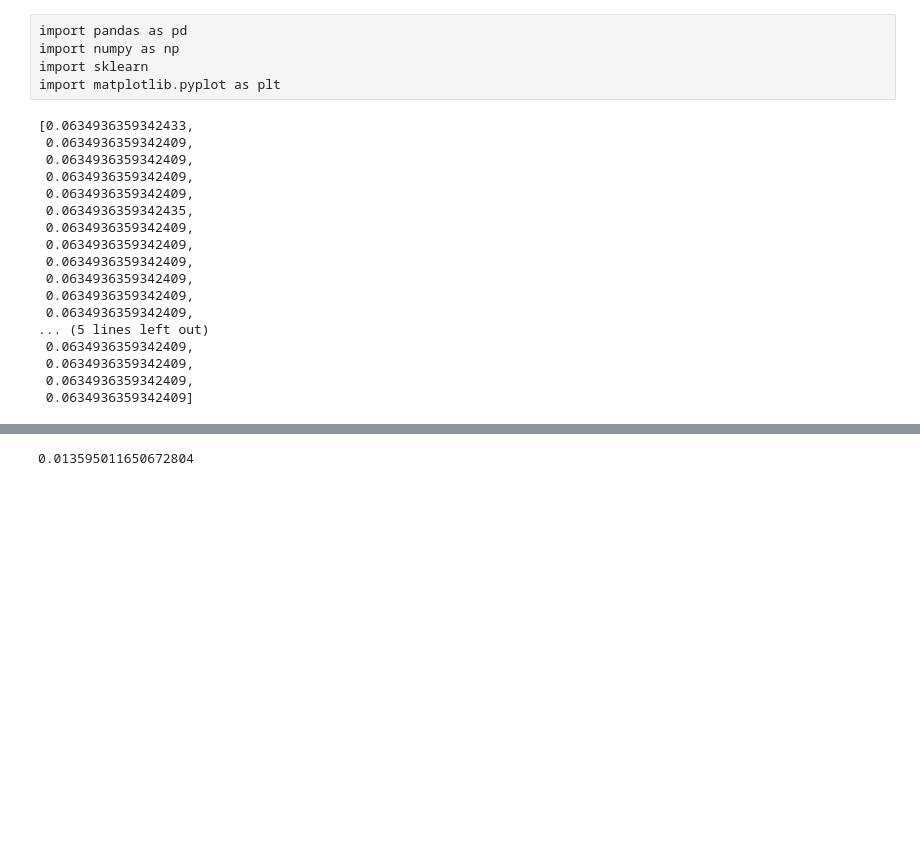
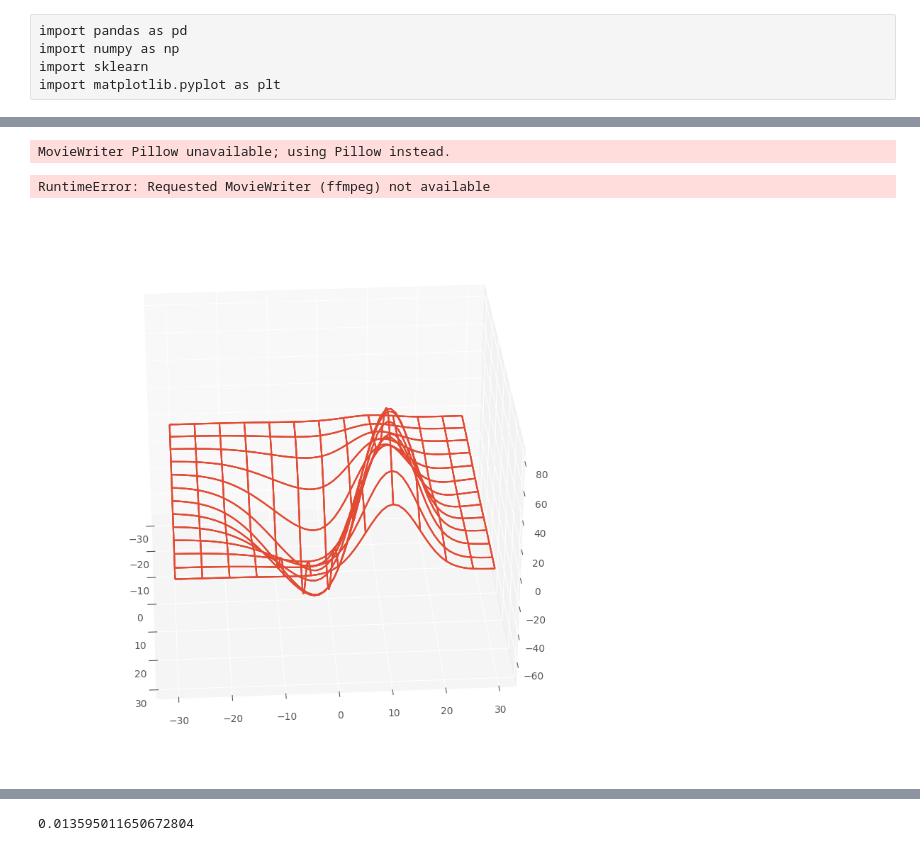
Before and after one commit to mukaiyama729/ResearchAnalysis, a Jupyter notebook: trial1.ipynb, the cells around one changed output, grey strips where cells are left out. Saved outputs shown, nothing was run; the diff lists cells and outputs as text; code cells hidden in the pictures; blank space fills up the shorter version.

```diff
--- a/trial1.ipynb
+++ b/trial1.ipynb
@@ -14,9 +19,11 @@ from mpl_toolkits.mplot3d import Axes3D
 # %%
-df = pd.read_csv('./data/bachelor/data/analysis_result/trial9/data_9.csv', index_col=0)
-df_d = pd.read_csv('./data/bachelor/data/analysis_result/trial9/delaunay_9.csv', index_col=0)
-df_kde = pd.read_csv('./data/bachelor/data/analysis_result/trial9/kde_9.csv', index_col=0)
-df_v = pd.read_csv('./data/bachelor/data/analysis_result/trial9/voronoi_9.csv', index_col=0)
+i = 21
 
-Md = np.array(df_d.sort_values('volume', ascending=False).head(int(len(df_d) * 0.0001))[['x', 'y', 'z']])
-Mkde = np.array(df_kde.sort_values('density', ascending=True).head(int(len(df_kde) * 0.0001))[['x', 'y', 'z']])
-Mv = np.array(df_v.sort_values('volume', ascending=False).head(int(len(df_v) * 0.0001))[['x', 'y', 'z']])
+df = pd.read_csv('./data/bachelor/data/analysis_result/trial{}/data_{}.csv'.format(i, i), index_col=0)
+df_d = pd.read_csv('./data/bachelor/data/analysis_result/trial{}/delaunay_{}.csv'.format(i, i), index_col=0)
+df_kde = pd.read_csv('./data/bachelor/data/analysis_result/trial{}/kde_{}.csv'.format(i, i), index_col=0)
+df_v = pd.read_csv('./data/bachelor/data/analysis_result/trial{}/voronoi_{}.csv'.format(i, i), index_col=0)
+
+Md = np.array(df_d.sort_values('volume', ascending=False).head(int(len(df_d) * 0.0005))[['x', 'y', 'z']])
+Mkde = np.array(df_kde.sort_values('density', ascending=True).head(int(len(df_kde) * 0.0005))[['x', 'y', 'z']])
+Mv = np.array(df_v.sort_values('volume', ascending=False).head(int(len(df_v) * 0.0005))[['x', 'y', 'z']])
@@ -27,23 +30 @@ Md_group = np.array(df_d[(df_d['trial'] == 1) & (df_d['cycle'] == 26) & (df_d['r
-# %%
-df = pd.read_csv('./data/bachelor/data/analysis_result/trial1/data.csv', index_col=0)
-# %%
-list(df_kde[df_kde['cycle']==28].density)[99:120]
-# %% [output]
-[0.0634936359342433,
- 0.0634936359342409,
- 0.0634936359342409,
- 0.0634936359342409,
- 0.0634936359342409,
- 0.0634936359342435,
- 0.0634936359342409,
- 0.0634936359342409,
- 0.0634936359342409,
- 0.0634936359342409,
- 0.0634936359342409,
- 0.0634936359342409,
-... (5 lines left out)
- 0.0634936359342409,
- 0.0634936359342409,
- 0.0634936359342409,
- 0.0634936359342409]
 # %%
@@ -87,3 +102,34 @@ plt.show()
 # %% [output]
 [interactive output not drawn]
 [interactive output not drawn]
+# %%
+%matplotlib inline
+from mpl_toolkits.mplot3d import axes3d
+import matplotlib.pyplot as plt
+from IPython.display import HTML
+import matplotlib.animation as animation
+plt.style.use('ggplot')
+plt.rcParams["axes.facecolor"] = 'white'
+
+fig = plt.figure(figsize=(10,10))
+ax = fig.add_subplot(111, projection='3d')
+
+X, Y, Z = axes3d.get_test_data(0.1)
+
+def init():
+    ax.plot_wireframe(X, Y, Z, rcount=12, ccount=12)
+    return fig,
+
+def animate(i):
+    ax.view_init(elev=30., azim=3.6*i)
+    return fig,
+
+# Animate
+ani = animation.FuncAnimation(fig, animate, init_func=init,
+                               frames=100, interval=100, blit=True)
+ani.save('rotate_3dwf.gif', writer="Pillow",dpi=100)
+HTML(ani.to_html5_video())
+# %% [output]
+MovieWriter Pillow unavailable; using Pillow instead.
+RuntimeError: Requested MovieWriter (ffmpeg) not available
+[figure, added]
```
Also changed, not shown: parts of 18 cells of this notebook, 3 other files.
